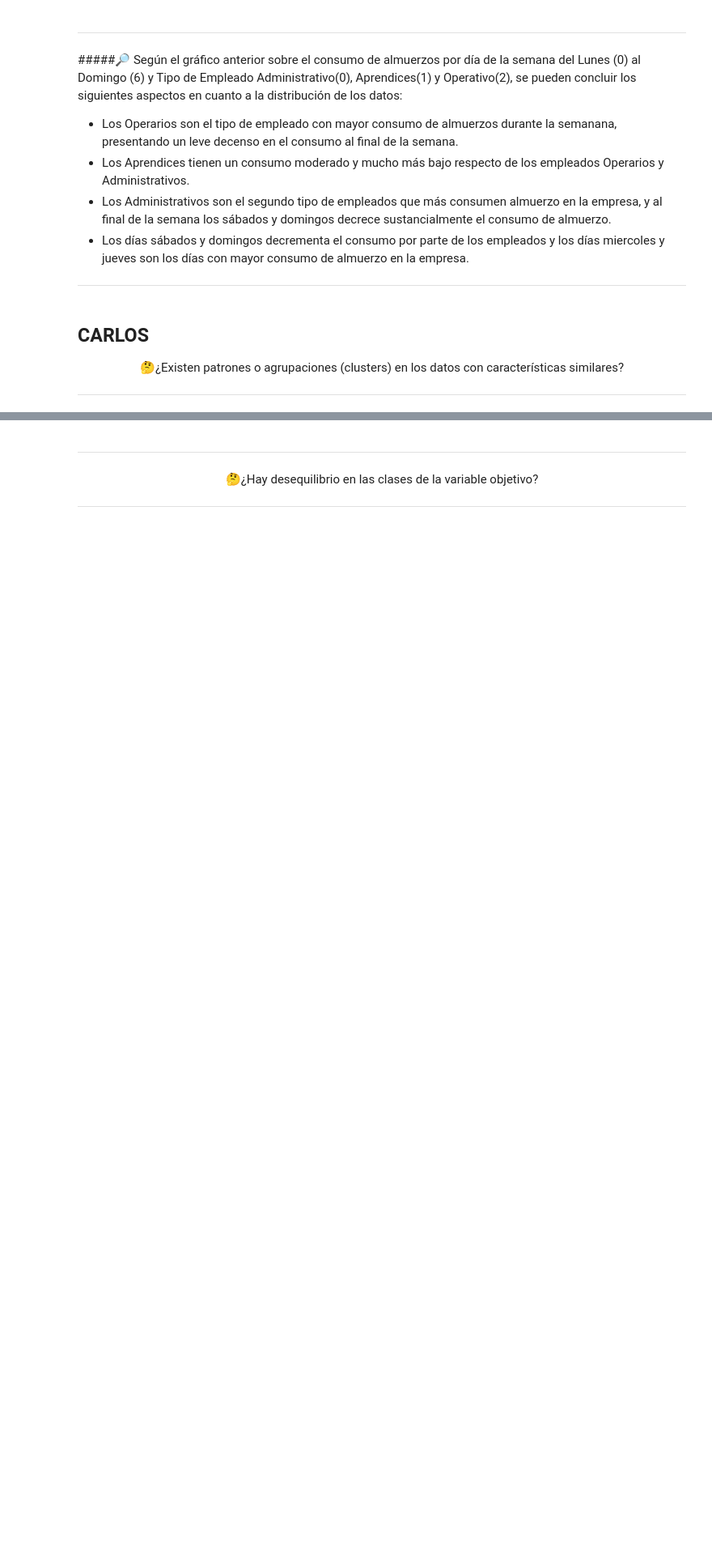
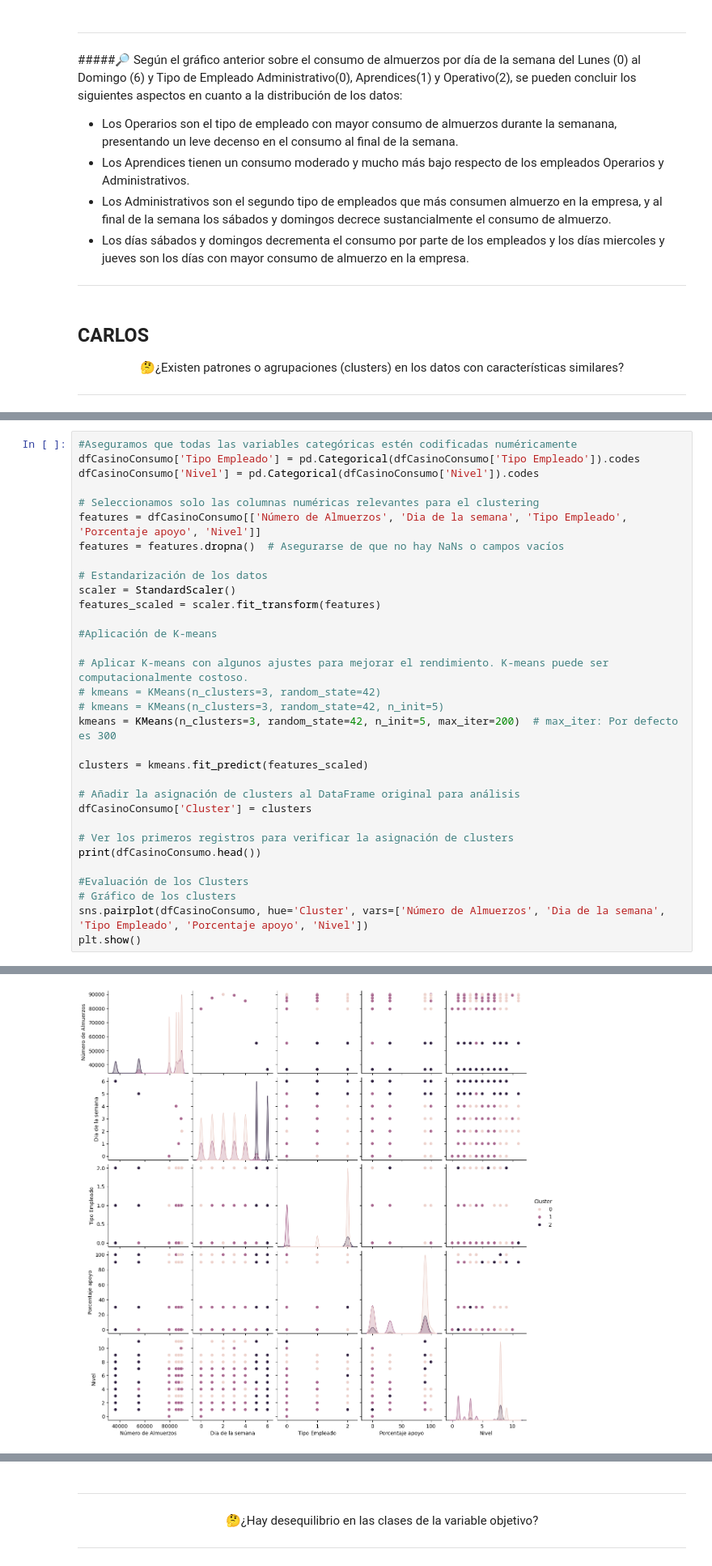
Before and after one commit to A01793509/Equipo_44, a Jupyter notebook: Avance1_44.ipynb, the cells around one changed output, grey strips where cells are left out. Shown at 81% size. Drawn from its saved outputs; the diff is of its cells as text; blank space fills up the shorter version.

```diff
--- a/Avance1_44.ipynb
+++ b/Avance1_44.ipynb
@@ -531,0 +553,33 @@ plt.show()
+# %%
+#Aseguramos que todas las variables categóricas estén codificadas numéricamente
+dfCasinoConsumo['Tipo Empleado'] = pd.Categorical(dfCasinoConsumo['Tipo Empleado']).codes
+dfCasinoConsumo['Nivel'] = pd.Categorical(dfCasinoConsumo['Nivel']).codes
+
+# Seleccionamos solo las columnas numéricas relevantes para el clustering
+features = dfCasinoConsumo[['Número de Almuerzos', 'Dia de la semana', 'Tipo Empleado', 'Porcentaje apoyo', 'Nivel']]
+features = features.dropna()  # Asegurarse de que no hay NaNs o campos vacíos
+
+# Estandarización de los datos
+scaler = StandardScaler()
+features_scaled = scaler.fit_transform(features)
+
+#Aplicación de K-means
+
+# Aplicar K-means con algunos ajustes para mejorar el rendimiento. K-means puede ser computacionalmente costoso.
+# kmeans = KMeans(n_clusters=3, random_state=42)
+# kmeans = KMeans(n_clusters=3, random_state=42, n_init=5)
+kmeans = KMeans(n_clusters=3, random_state=42, n_init=5, max_iter=200)  # max_iter: Por defecto es 300
+
+clusters = kmeans.fit_predict(features_scaled)
+
+# Añadir la asignación de clusters al DataFrame original para análisis
+dfCasinoConsumo['Cluster'] = clusters
+
+# Ver los primeros registros para verificar la asignación de clusters
+print(dfCasinoConsumo.head())
+
+#Evaluación de los Clusters
+# Gráfico de los clusters
+sns.pairplot(dfCasinoConsumo, hue='Cluster', vars=['Número de Almuerzos', 'Dia de la semana', 'Tipo Empleado', 'Porcentaje apoyo', 'Nivel'])
+plt.show()
+# %% [output]
@@ -531,0 +603 @@ plt.show()
+[figure, added]
```
Also changed, not shown: parts of 5 cells of this notebook.
